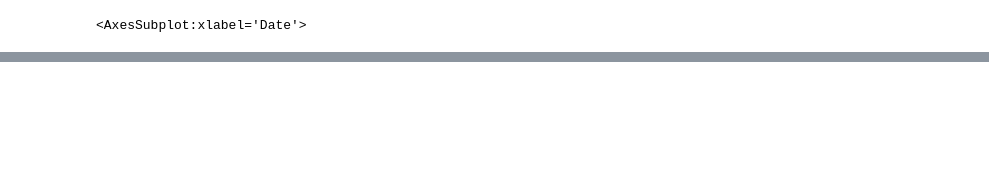
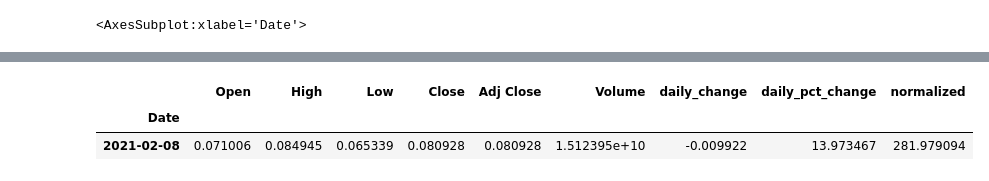
Before and after one commit to george887/IEX_API, a Jupyter notebook: Doge.ipynb, the cells around one changed output, grey strips where cells are left out. Saved outputs shown, nothing was run; the diff lists cells and outputs as text; code cells hidden in the pictures; blank space fills up the shorter version.

```diff
--- a/Doge.ipynb
+++ b/Doge.ipynb
@@ -244,0 +323,7 @@ fig2.savefig('plot.png')
+# %%
+# So the last day when i got this data set had the highest close
+df.iloc[1827:]
+# %% [output]
+|  | Open | High | Low | Close | Adj Close | Volume | daily_change | daily_pct_change | normalized |
+| Date |  |  |  |  |  |  |  |  |  |
+| 2021-02-08 | 0.071006 | 0.084945 | 0.065339 | 0.080928 | 0.080928 | 1.512395e+10 | -0.009922 | 13.973467 | 281.979094 |
```
Also changed, not shown: parts of 12 cells of this notebook.
